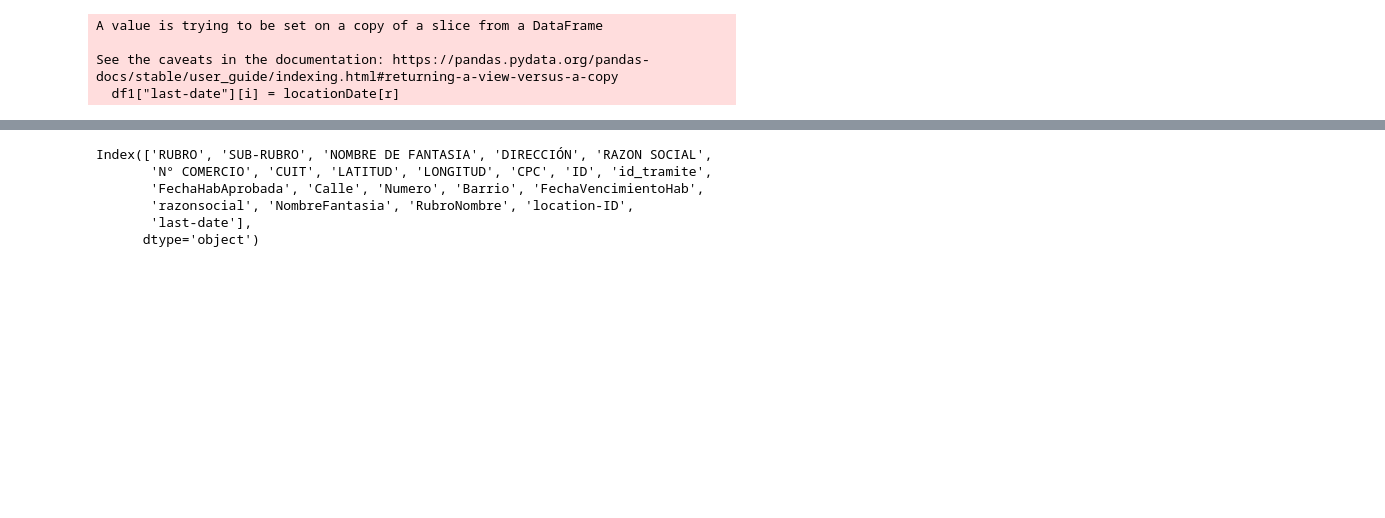
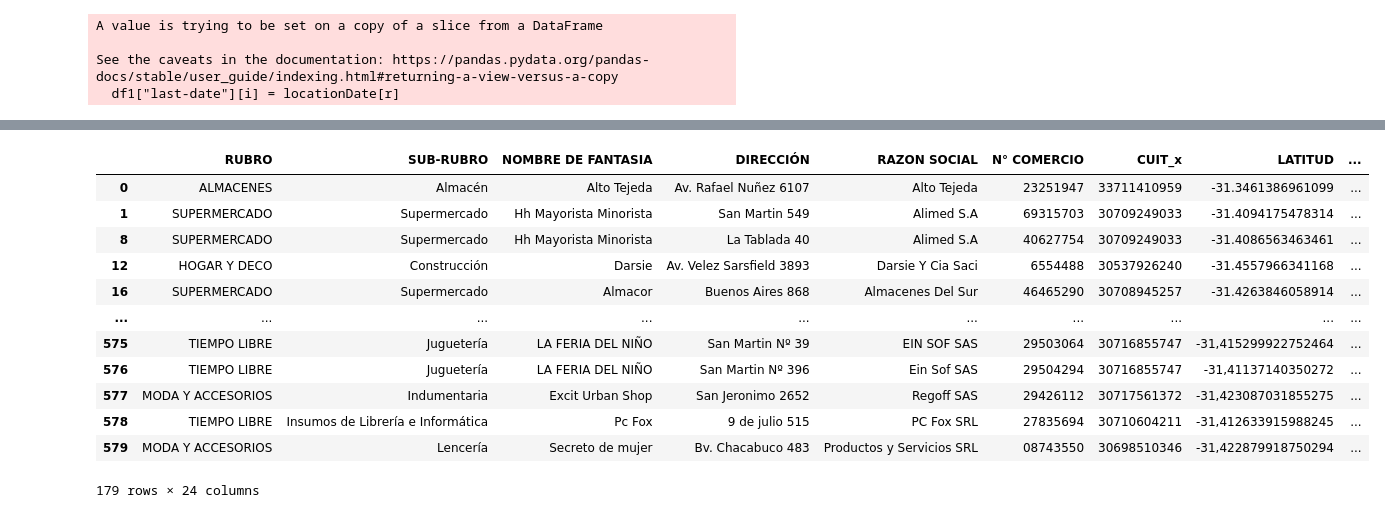
Before and after one commit to NazaDyA/WorkSpace, a Jupyter notebook: join-tables-5-11/wtv.ipynb, the cells around one changed output, grey strips where cells are left out. Drawn from its saved outputs; the diff is of its cells as text; code cells hidden in the pictures; blank space fills up the shorter version.

```diff
--- a/join-tables-5-11/wtv.ipynb
+++ b/join-tables-5-11/wtv.ipynb
@@ -168,5 +218,5 @@ Index(['id_tramite', 'FechaHabAprobada', 'Calle', 'Numero', 'Barrio',
 # %%
-df = pd.merge(df2, df1, on='CUIT')
+df = pd.merge(df2, df1, on='UniqueId')
 # %%
 df.columns
 # %% [output]
@@ -186,14 +236,21 @@ len(filtered)
 filtered.to_excel(r"C:\Users\agosa\OneDrive\Documents\GitHub\WorkSpace\join-tables-5-11\data\fdata.xlsx")
 # %%
 dfr = filtered
-dfr.columns
+dfr
 # %% [output]
+|  | RUBRO | SUB-RUBRO | NOMBRE DE FANTASIA | DIRECCIÓN | RAZON SOCIAL | N° COMERCIO | CUIT_x | LATITUD | ... |
+| 0 | ALMACENES | Almacén | Alto Tejeda | Av. Rafael Nuñez 6107 | Alto Tejeda | 23251947 | 33711410959 | -31.3461386961099 | ... |
+| 1 | SUPERMERCADO | Supermercado | Hh Mayorista Minorista | San Martin 549 | Alimed S.A | 69315703 | 30709249033 | -31.4094175478314 | ... |
+| 8 | SUPERMERCADO | Supermercado | Hh Mayorista Minorista | La Tablada 40 | Alimed S.A | 40627754 | 30709249033 | -31.4086563463461 | ... |
+| 12 | HOGAR Y DECO | Construcción | Darsie | Av. Velez Sarsfield 3893 | Darsie Y Cia Saci | 6554488 | 30537926240 | -31.4557966341168 | ... |
+| 16 | SUPERMERCADO | Supermercado | Almacor | Buenos Aires 868 | Almacenes Del Sur | 46465290 | 30708945257 | -31.4263846058914 | ... |
+| ... | ... | ... | ... | ... | ... | ... | ... | ... | ... |
+| 575 | TIEMPO LIBRE | Juguetería | LA FERIA DEL NIÑO | San Martin Nº 39 | EIN SOF SAS | 29503064 | 30716855747 | -31,415299922752464 | ... |
+| 576 | TIEMPO LIBRE | Juguetería | LA FERIA DEL NIÑO | San Martin Nº 396 | Ein Sof SAS | 29504294 | 30716855747 | -31,41137140350272 | ... |
+| 577 | MODA Y ACCESORIOS | Indumentaria | Excit Urban Shop | San Jeronimo 2652 | Regoff SAS | 29426112 | 30717561372 | -31,423087031855275 | ... |
+| 578 | TIEMPO LIBRE | Insumos de Librería e Informática | Pc Fox | 9 de julio 515 | PC Fox SRL | 27835694 | 30710604211 | -31,412633915988245 | ... |
+| 579 | MODA Y ACCESORIOS | Lencería | Secreto de mujer | Bv. Chacabuco 483 | Productos y Servicios SRL | 08743550 | 30698510346 | -31,422879918750294 | ... |
-Index(['RUBRO', 'SUB-RUBRO', 'NOMBRE DE FANTASIA', 'DIRECCIÓN', 'RAZON SOCIAL',
-       'N° COMERCIO', 'CUIT', 'LATITUD', 'LONGITUD', 'CPC', 'ID', 'id_tramite',
-       'FechaHabAprobada', 'Calle', 'Numero', 'Barrio', 'FechaVencimientoHab',
-       'razonsocial', 'NombreFantasia', 'RubroNombre', 'location-ID',
-       'last-date'],
-      dtype='object')
+179 rows × 24 columns
 # %%
 dfr["last-date"]
 # %% [output]
```
Also changed, not shown: parts of 28 cells of this notebook, 1 other file.
